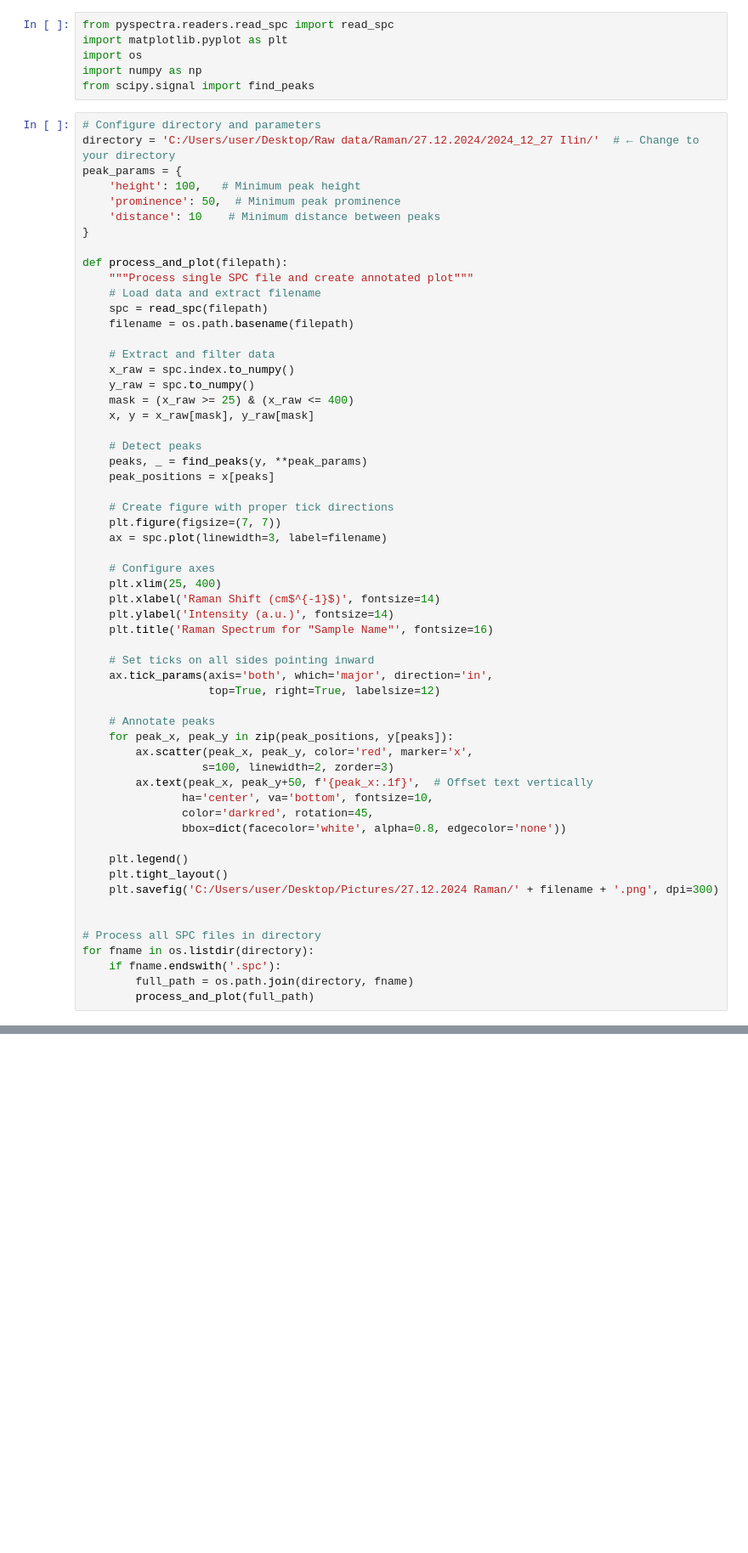
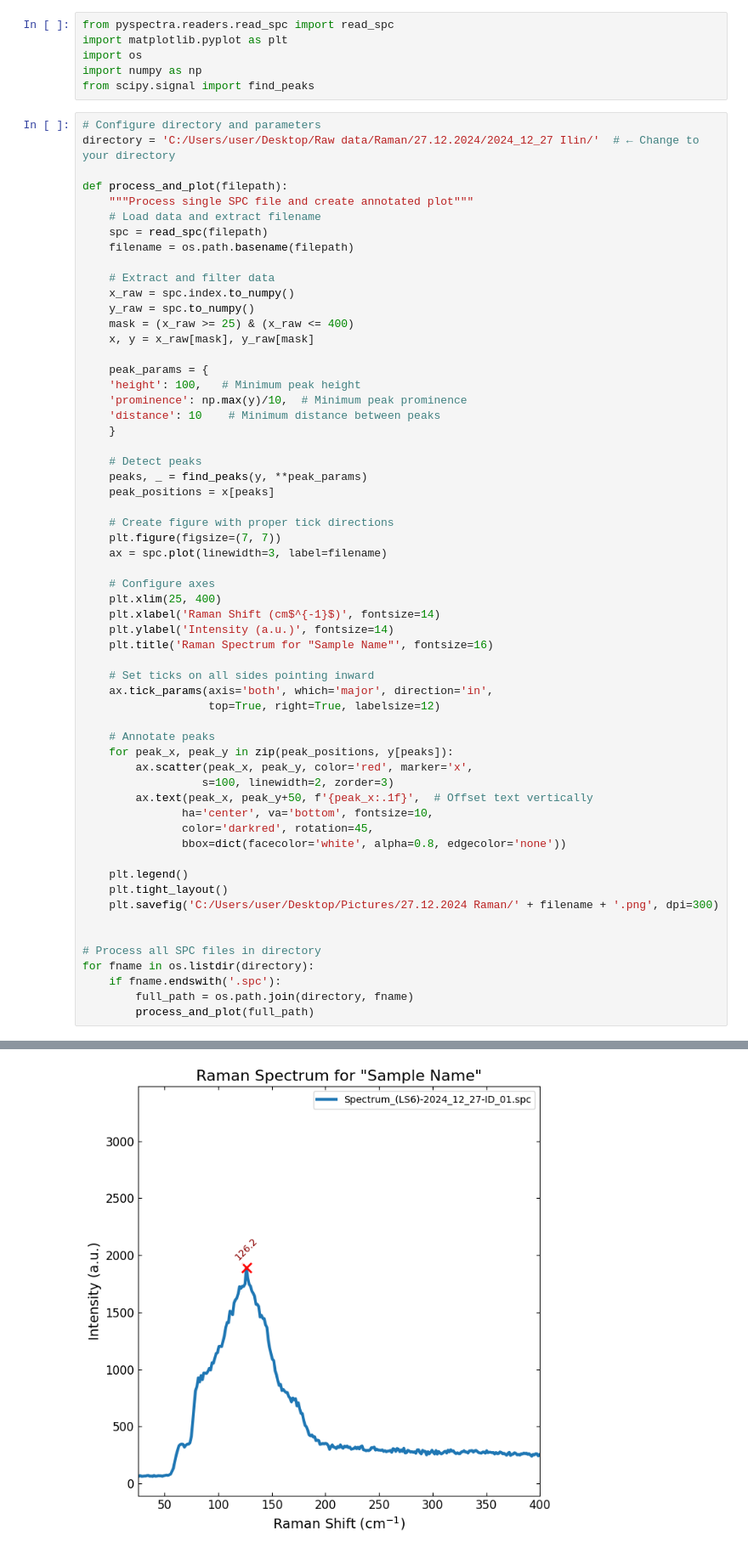
Before and after one commit to StIlyen/Laba, a Jupyter notebook: raman.ipynb, the cells around one changed output, grey strips where cells are left out. Shown at 85% size. Drawn from its saved outputs; the diff is of its cells as text; blank space fills up the shorter version.

Commit message:
fixed peaks a bit, but still not quite

```diff
--- a/raman.ipynb
+++ b/raman.ipynb
@@ -7,11 +7,6 @@ from scipy.signal import find_peaks
 # %%
 # Configure directory and parameters
 directory = 'C:/Users/user/Desktop/Raw data/Raman/27.12.2024/2024_12_27 Ilin/'  # ← Change to your directory
-peak_params = {
-    'height': 100,   # Minimum peak height
-    'prominence': 50,  # Minimum peak prominence
-    'distance': 10    # Minimum distance between peaks
-}
 
 def process_and_plot(filepath):
     """Process single SPC file and create annotated plot"""
@@ -24,6 +19,12 @@ def process_and_plot(filepath):
     y_raw = spc.to_numpy()
     mask = (x_raw >= 25) & (x_raw <= 400)
     x, y = x_raw[mask], y_raw[mask]
+
+    peak_params = {
+    'height': 100,   # Minimum peak height
+    'prominence': np.max(y)/10,  # Minimum peak prominence
+    'distance': 10    # Minimum distance between peaks
+    }
 
     # Detect peaks
     peaks, _ = find_peaks(y, **peak_params)
@@ -62,3 +63,4 @@ for fname in os.listdir(directory):
     if fname.endswith('.spc'):
         full_path = os.path.join(directory, fname)
         process_and_plot(full_path)
+# %% [output]
@@ -64,0 +101 @@ for fname in os.listdir(directory):
+[figure, added]
```
Also changed, not shown: parts of 1 cell of this notebook.
